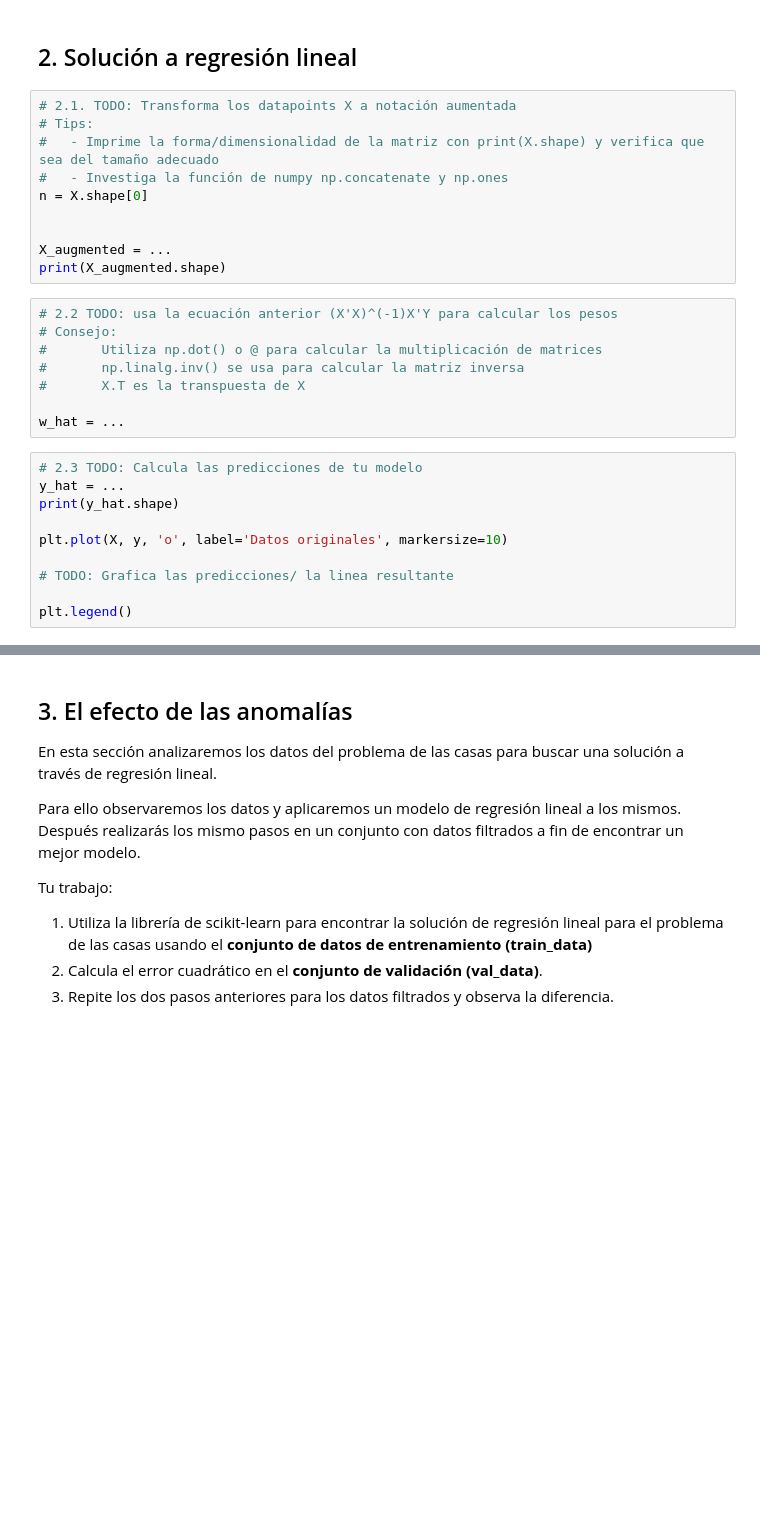
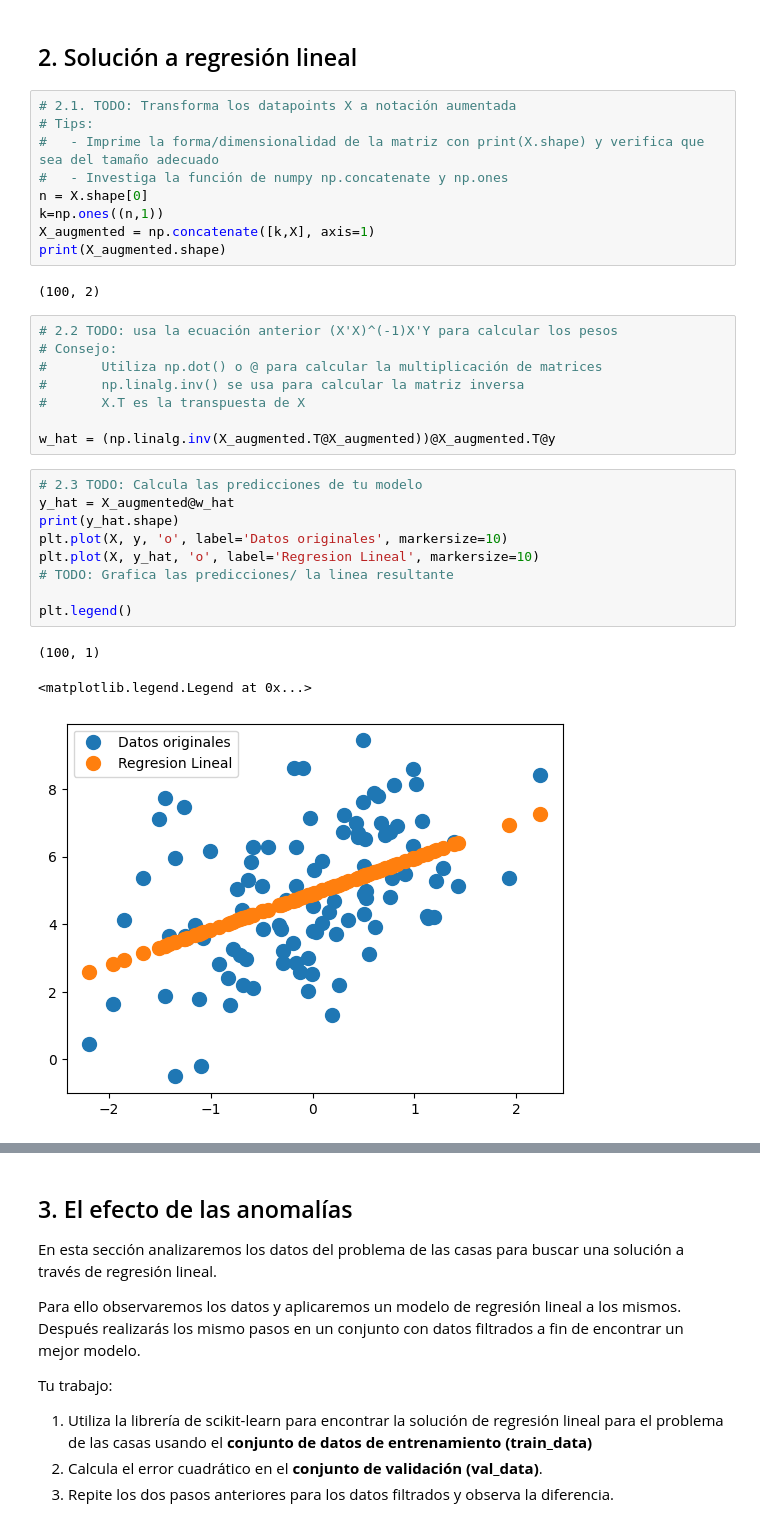
Before and after one commit to JessicaBorja/ml25, a Jupyter notebook: src/ml25/E03_linear_reg/linear_regression.ipynb, the cells around one changed output, grey strips where cells are left out. Drawn from its saved outputs; the diff is of its cells as text; blank space fills up the shorter version.

```diff
--- a/src/ml25/E03_linear_reg/linear_regression.ipynb
+++ b/src/ml25/E03_linear_reg/linear_regression.ipynb
@@ -60,10 +65,11 @@ plt.grid()
 #   - Imprime la forma/dimensionalidad de la matriz con print(X.shape) y verifica que sea del tamaño adecuado
 #   - Investiga la función de numpy np.concatenate y np.ones
 n = X.shape[0]
-
-
-X_augmented = ...
+k=np.ones((n,1))
+X_augmented = np.concatenate([k,X], axis=1)
 print(X_augmented.shape)
+# %% [output]
+(100, 2)
 # %%
 # 2.2 TODO: usa la ecuación anterior (X'X)^(-1)X'Y para calcular los pesos
 # Consejo:
@@ -71,16 +77,19 @@ print(X_augmented.shape)
 #       np.linalg.inv() se usa para calcular la matriz inversa
 #       X.T es la transpuesta de X
 
-w_hat = ...
+w_hat = (np.linalg.inv(X_augmented.T@X_augmented))@X_augmented.T@y
 # %%
 # 2.3 TODO: Calcula las predicciones de tu modelo
-y_hat = ...
+y_hat = X_augmented@w_hat
 print(y_hat.shape)
-
 plt.plot(X, y, 'o', label='Datos originales', markersize=10)
-
+plt.plot(X, y_hat, 'o', label='Regresion Lineal', markersize=10)
 # TODO: Grafica las predicciones/ la linea resultante
 
 plt.legend()
+# %% [output]
+(100, 1)
+<matplotlib.legend.Legend at 0x...>
+[figure, added]
 # %%
 ## 2.4 TODO: Calcula la suma de errores cuadrádos
```
Also changed, not shown: parts of 3 cells of this notebook.
